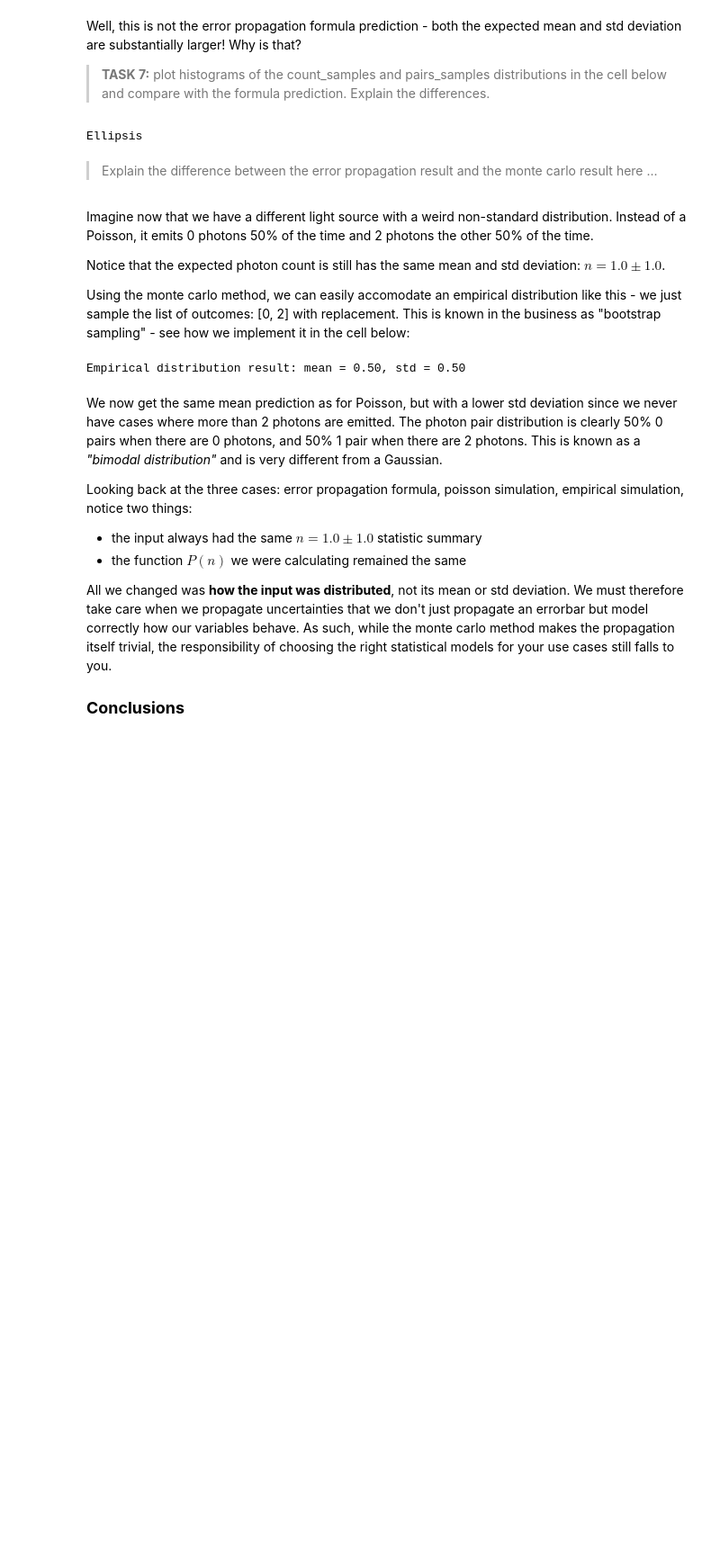
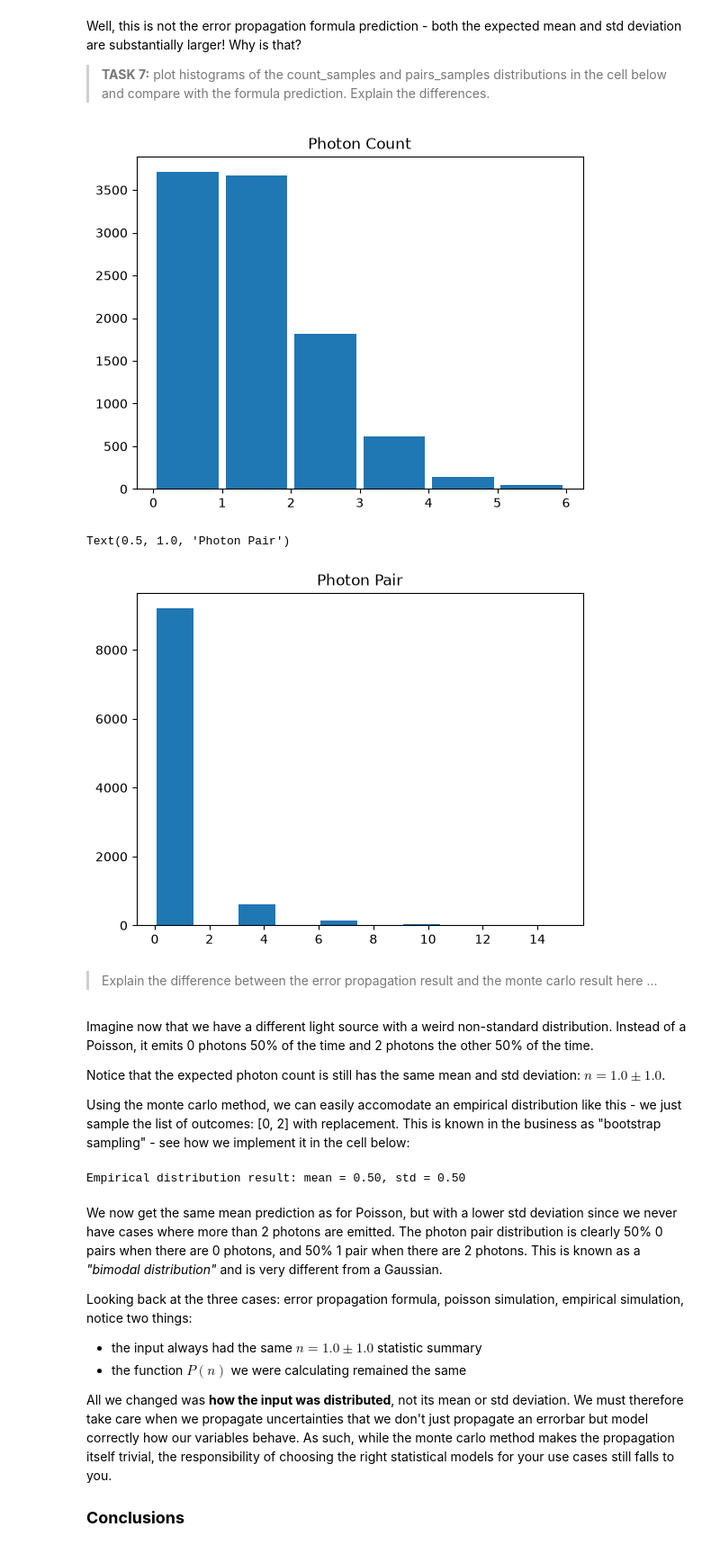
Before and after one commit to nielph/Datf, a Jupyter notebook: error-propagation.ipynb, the cells around one changed output. Shown at 90% size. Drawn from its saved outputs; the diff is of its cells as text; code cells hidden in the pictures; blank space fills up the shorter version.

Commit message:
working on poisson and histogrammes

```diff
--- a/error-propagation.ipynb
+++ b/error-propagation.ipynb
@@ -315,20 +315,21 @@ Alright, so the formula predicts there to be an expected 0.00 number of pairs wi
 # intialize a random number generator with a seed
 rng = 420
 n_samples = 10_000
-
+lam = 1
+np.random.seed(rng) #seed
 # generate a set of photon counts according to the specified Poisson distribution - hint: look up "numpy random number generator poisson"
-count_samples = np.random.poisson(rng, n_samples)
+count_samples = np.random.poisson(lam, n_samples)
 
 # transform the photon counts into the number of possible photon pairs by applying the function P to each count sample
 pair_samples = []
-print(n_samples[1])
-for i in range(n_samples):
-    pair_samples.append(n_samples[i]*(n_samples[i]-1)/2)
+
+for i in range(n_samples): #applying the formula and makin a big list
+    pair_samples.append(count_samples[i]*(count_samples[i]-1)/2)
 
 # calculate the mean and std deviation of the photon pair distribution
-mean_pairs = ...
-sigma_pairs = ...
+mean_pairs = np.mean(pair_samples) #had to use np because it made a fuss about lists and such
+sigma_pairs = np.std(pair_samples)
 
 # print the result
-print(pair_samples)
+print("mean pairs and sigma pair are respectively",mean_pairs,sigma_pairs)
 # %% [output]
@@ -340,9 +343,15 @@ Well, this is not the error propagation formula prediction - both the expected m
 > **TASK 7:** plot histograms of the count_samples and pairs_samples distributions in the cell below and compare with the formula prediction. Explain the differences.
 # %%
 # plot histograms of the photon count and photon pair distributions
-...
+plt.hist(count_samples, bins=6,rwidth=0.9)
+plt.title("Photon Count")
+plt.show()
+plt.hist(pair_samples, rwidth=0.9)
+plt.title("Photon Pair")
 # %% [output]
+[figure, added]
-Ellipsis
+Text(0.5, 1.0, 'Photon Pair')
+[figure, added]
 # %% [markdown]
 > Explain the difference between the error propagation result and the monte carlo result here ...
 # %% [markdown]
```
Also changed, not shown: parts of 2 cells of this notebook.
